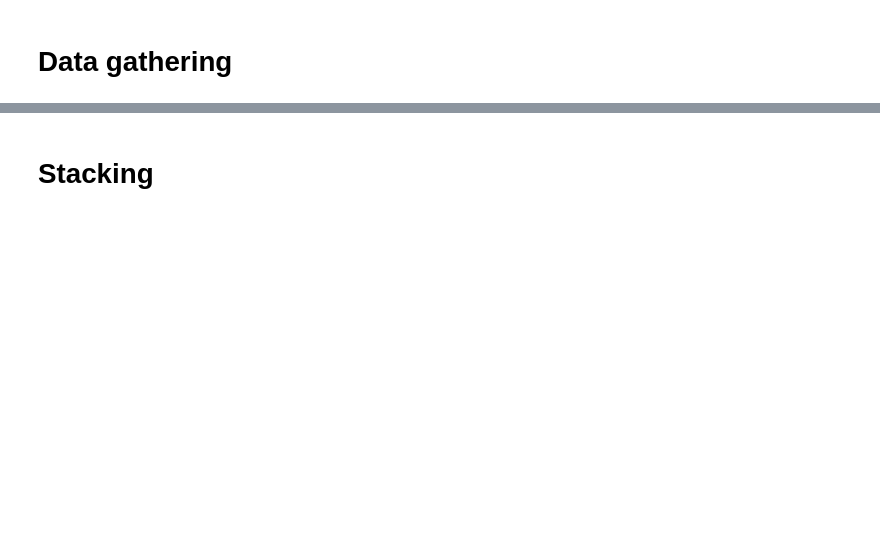
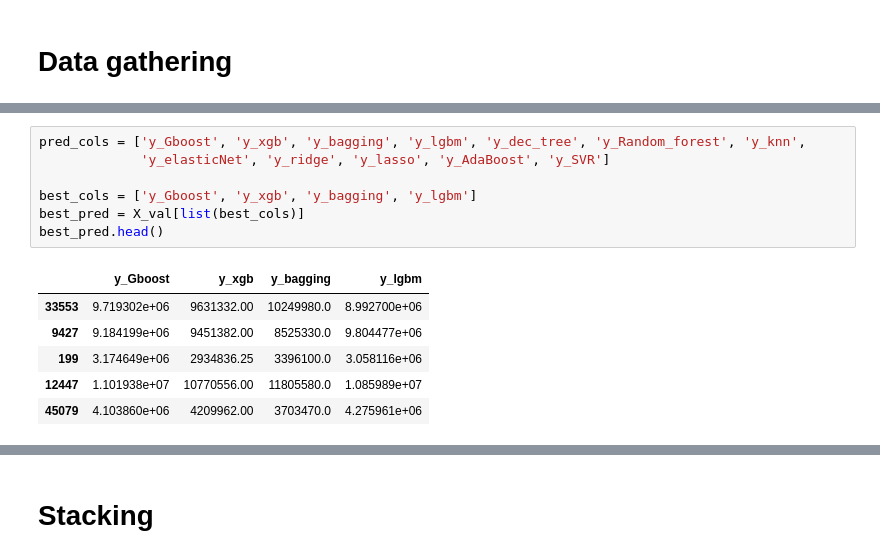
Before and after one commit to kiskani/Ubaar-Competition, a Jupyter notebook: Ubaar-OneHotEncoding.ipynb, the cells around one changed output, grey strips where cells are left out. Saved outputs shown, nothing was run; the diff lists cells and outputs as text; blank space fills up the shorter version.

```diff
--- a/Ubaar-OneHotEncoding.ipynb
+++ b/Ubaar-OneHotEncoding.ipynb
@@ -305,0 +173,14 @@ get_score(clf_ridge,X_val,y_val)
+# %%
+pred_cols = ['y_Gboost', 'y_xgb', 'y_bagging', 'y_lgbm', 'y_dec_tree', 'y_Random_forest', 'y_knn',
+             'y_elasticNet', 'y_ridge', 'y_lasso', 'y_AdaBoost', 'y_SVR']
+
+best_cols = ['y_Gboost', 'y_xgb', 'y_bagging', 'y_lgbm']
+best_pred = X_val[list(best_cols)]
+best_pred.head()
+# %% [output]
+|  | y_Gboost | y_xgb | y_bagging | y_lgbm |
+| 33553 | 9.719302e+06 | 9631332.00 | 10249980.0 | 8.992700e+06 |
+| 9427 | 9.184199e+06 | 9451382.00 | 8525330.0 | 9.804477e+06 |
+| 199 | 3.174649e+06 | 2934836.25 | 3396100.0 | 3.058116e+06 |
+| 12447 | 1.101938e+07 | 10770556.00 | 11805580.0 | 1.085989e+07 |
+| 45079 | 4.103860e+06 | 4209962.00 | 3703470.0 | 4.275961e+06 |
```
Also changed, not shown: parts of 69 cells of this notebook, 2 other files.
